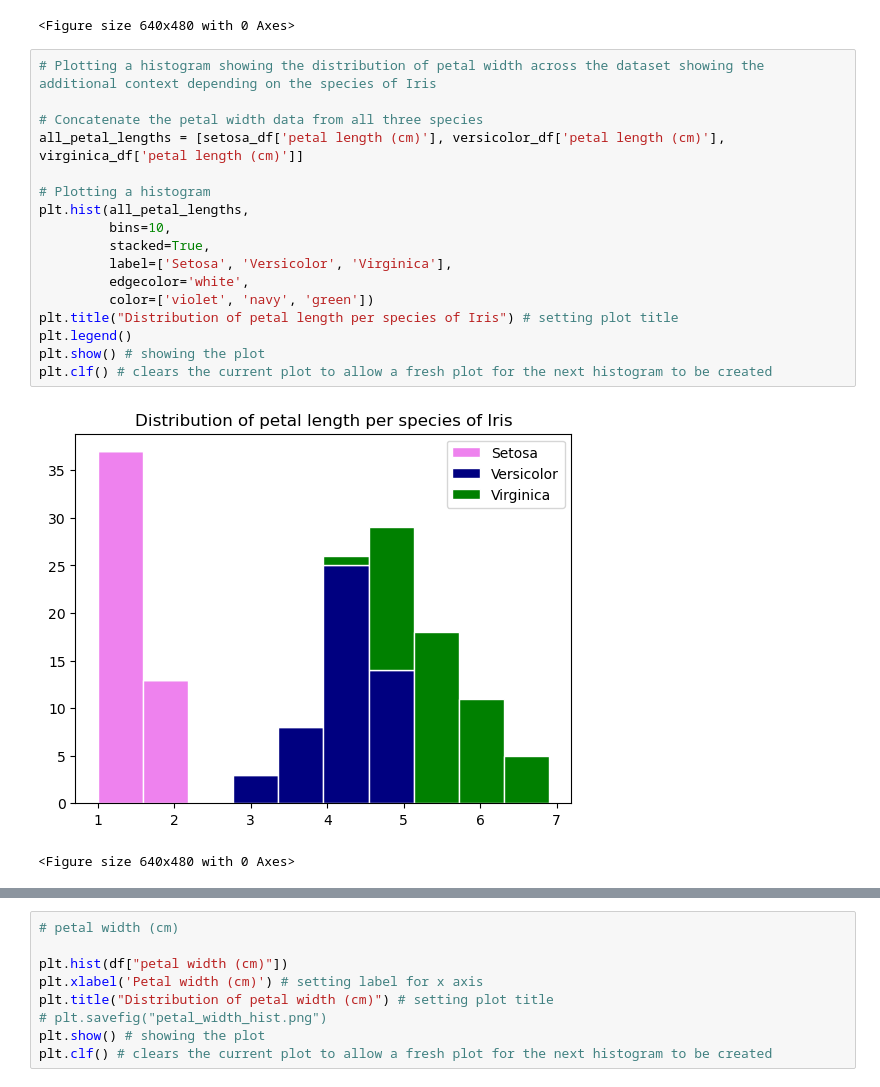
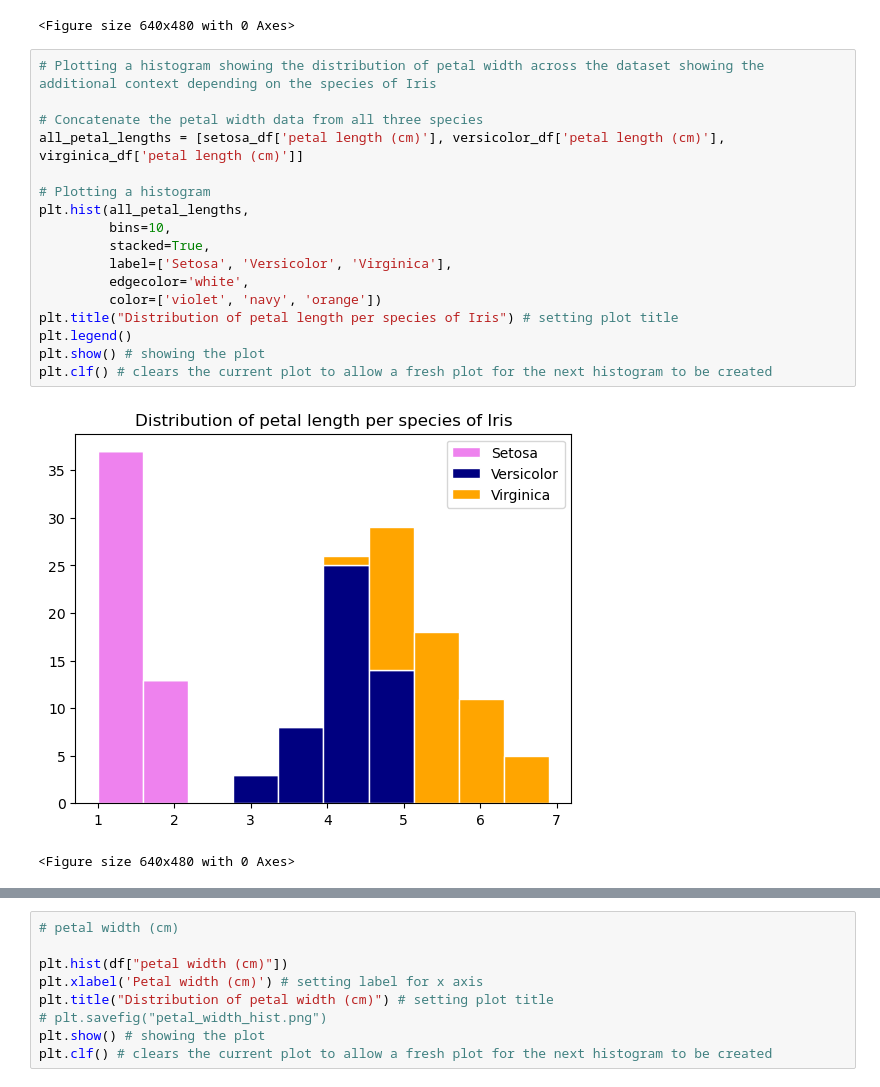
Before and after one commit to Ange-Dvs/pands-project, a Jupyter notebook: iris.ipynb, the cells around one changed output, grey strips where cells are left out. Cells and saved outputs as stored; diff of their text form.

```diff
--- a/iris.ipynb
+++ b/iris.ipynb
@@ -166,20 +207,20 @@ plt.clf() # clears the current plot to allow a fresh plot for the next histogram
 # %%
 # Plotting a histogram showing the distribution of petal width across the dataset showing the additional context depending on the species of Iris
 
 # Concatenate the petal width data from all three species
 all_petal_lengths = [setosa_df['petal length (cm)'], versicolor_df['petal length (cm)'], virginica_df['petal length (cm)']]
 
 # Plotting a histogram
 plt.hist(all_petal_lengths,
          bins=10,
          stacked=True,
          label=['Setosa', 'Versicolor', 'Virginica'],
          edgecolor='white',
-         color=['violet', 'navy', 'green'])
+         color=['violet', 'navy', 'orange'])
 plt.title("Distribution of petal length per species of Iris") # setting plot title
 plt.legend()
 plt.show() # showing the plot
 plt.clf() # clears the current plot to allow a fresh plot for the next histogram to be created
 # %% [output]
-[figure, old version]
+[figure, new version]
 <Figure size 640x480 with 0 Axes>
```
Also changed, not shown: parts of 10 cells of this notebook, 1 other file.
